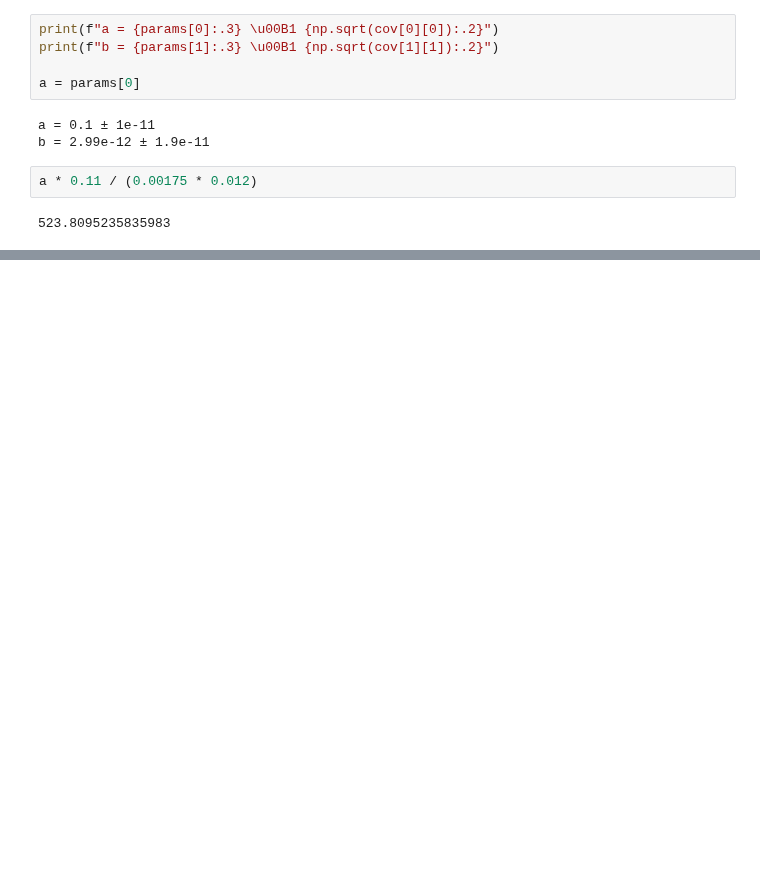
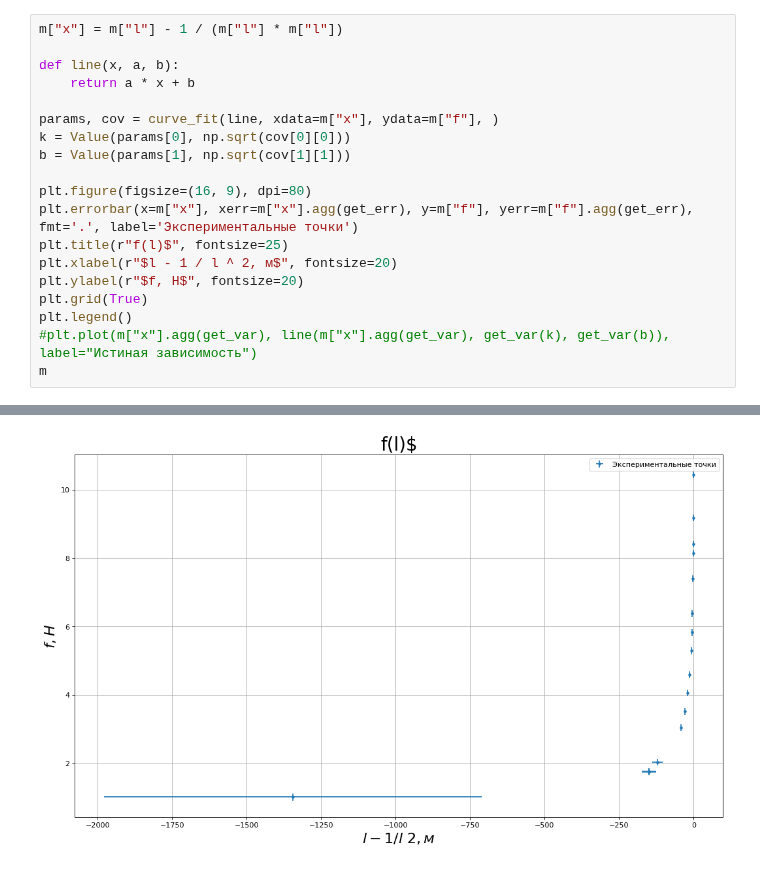
Before and after one commit to skolkovo-bba/labs3, a Jupyter notebook: 2.1.5/lab.ipynb, the cells around one changed output, grey strips where cells are left out. Cells and saved outputs as stored; diff of their text form; blank space fills up the shorter version.

```diff
--- a/2.1.5/lab.ipynb
+++ b/2.1.5/lab.ipynb
@@ -40,12 +43,20 @@ print(params[1], np.sqrt(cov[1][1]))
-# %%
-print(f"a = {params[0]:.3} \u00B1 {np.sqrt(cov[0][0]):.2}")
-print(f"b = {params[1]:.3} \u00B1 {np.sqrt(cov[1][1]):.2}")
-
-a = params[0]
-# %% [output]
-a = 0.1 ± 1e-11
-b = 2.99e-12 ± 1.9e-11
-# %%
-a * 0.11 / (0.00175 * 0.012)
-# %% [output]
-523.8095235835983
+# %%
+m["x"] = m["l"] - 1 / (m["l"] * m["l"])
+
+def line(x, a, b):
+    return a * x + b
+
+params, cov = curve_fit(line, xdata=m["x"], ydata=m["f"], )
+k = Value(params[0], np.sqrt(cov[0][0]))
+b = Value(params[1], np.sqrt(cov[1][1]))
+
+plt.figure(figsize=(16, 9), dpi=80)
+plt.errorbar(x=m["x"], xerr=m["x"].agg(get_err), y=m["f"], yerr=m["f"].agg(get_err), fmt='.', label='Экспериментальные точки')
+plt.title(r"f(l)$", fontsize=25)
+plt.xlabel(r"$l - 1 / l ^ 2, м$", fontsize=20)
+plt.ylabel(r"$f, H$", fontsize=20)
+plt.grid(True)
+plt.legend()
+#plt.plot(m["x"].agg(get_var), line(m["x"].agg(get_var), get_var(k), get_var(b)), label="Истиная зависимость")
+m
+# %% [output]
@@ -51,0 +80 @@ a * 0.11 / (0.00175 * 0.012)
+[figure, added]
```
Also changed, not shown: parts of 4 cells of this notebook, 1 other file.
